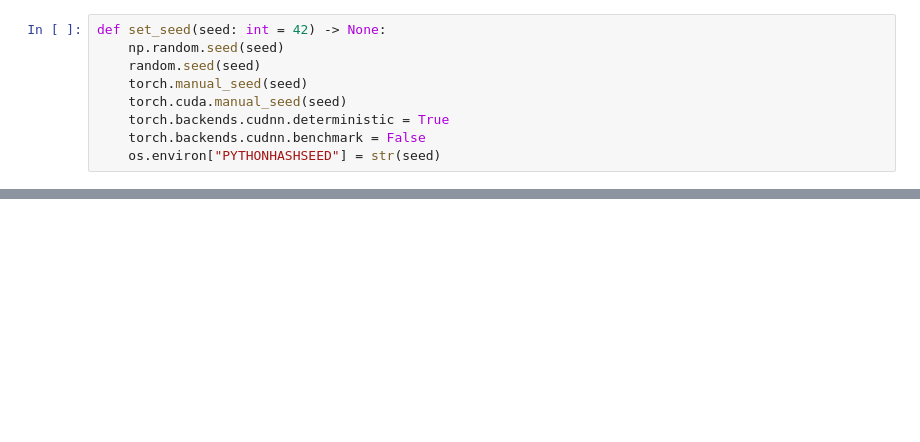
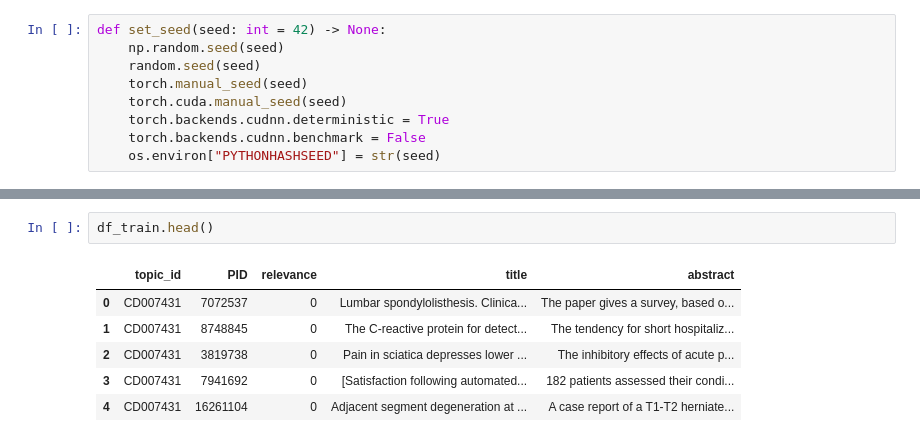
Before and after one commit to szpajak/DevWorkshopProject, a Jupyter notebook: model.ipynb, the cells around one changed output, grey strips where cells are left out. Saved outputs shown, nothing was run; the diff lists cells and outputs as text; blank space fills up the shorter version.

```diff
--- a/model.ipynb
+++ b/model.ipynb
@@ -79,0 +67,9 @@ class TextDataset(Dataset):
+# %%
+df_train.head()
+# %% [output]
+|  | topic_id | PID | relevance | title | abstract |
+| 0 | CD007431 | 7072537 | 0 | Lumbar spondylolisthesis. Clinica... | The paper gives a survey, based o... |
+| 1 | CD007431 | 8748845 | 0 | The C-reactive protein for detect... | The tendency for short hospitaliz... |
+| 2 | CD007431 | 3819738 | 0 | Pain in sciatica depresses lower ... | The inhibitory effects of acute p... |
+| 3 | CD007431 | 7941692 | 0 | [Satisfaction following automated... | 182 patients assessed their condi... |
+| 4 | CD007431 | 16261104 | 0 | Adjacent segment degeneration at ... | A case report of a T1-T2 herniate... |
```
Also changed, not shown: parts of 48 cells of this notebook.
